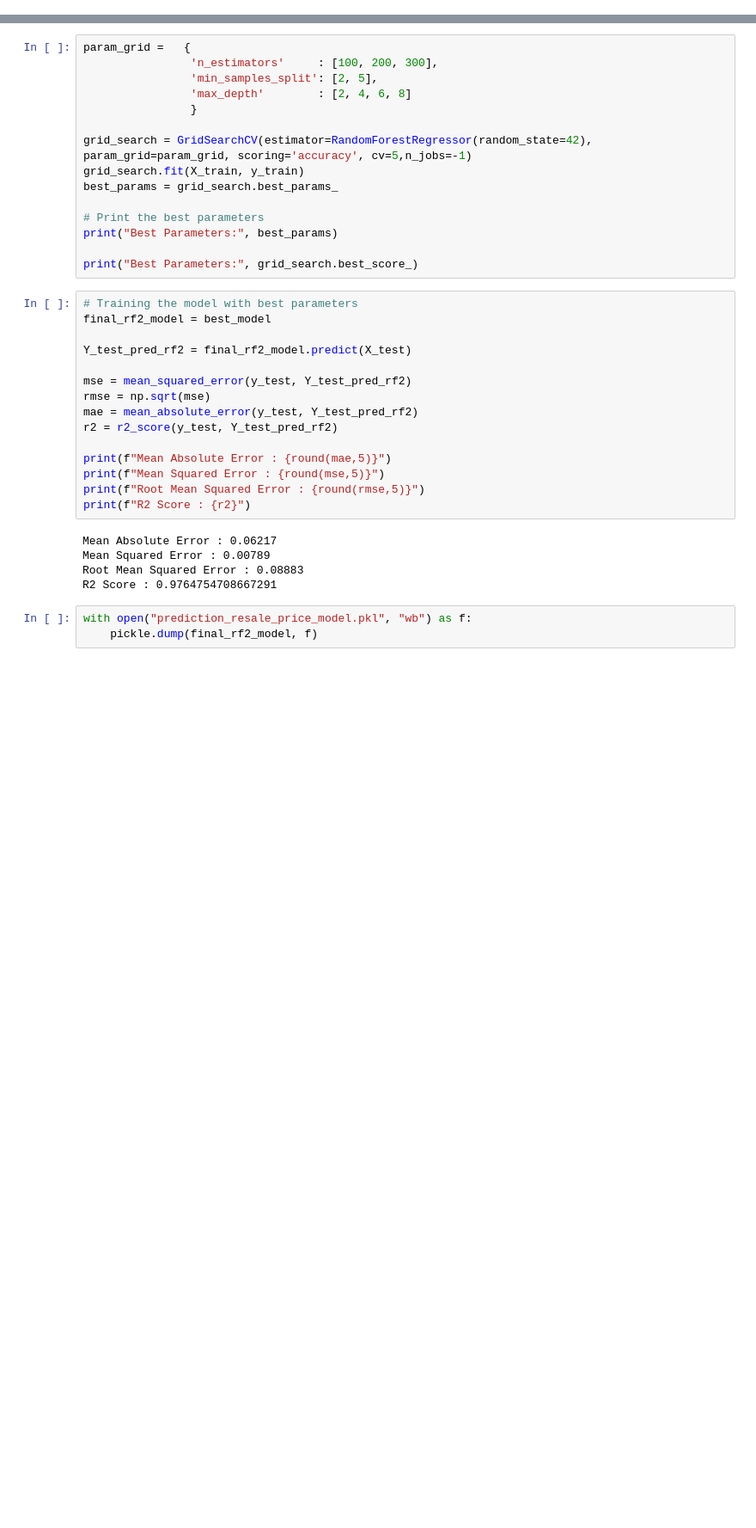
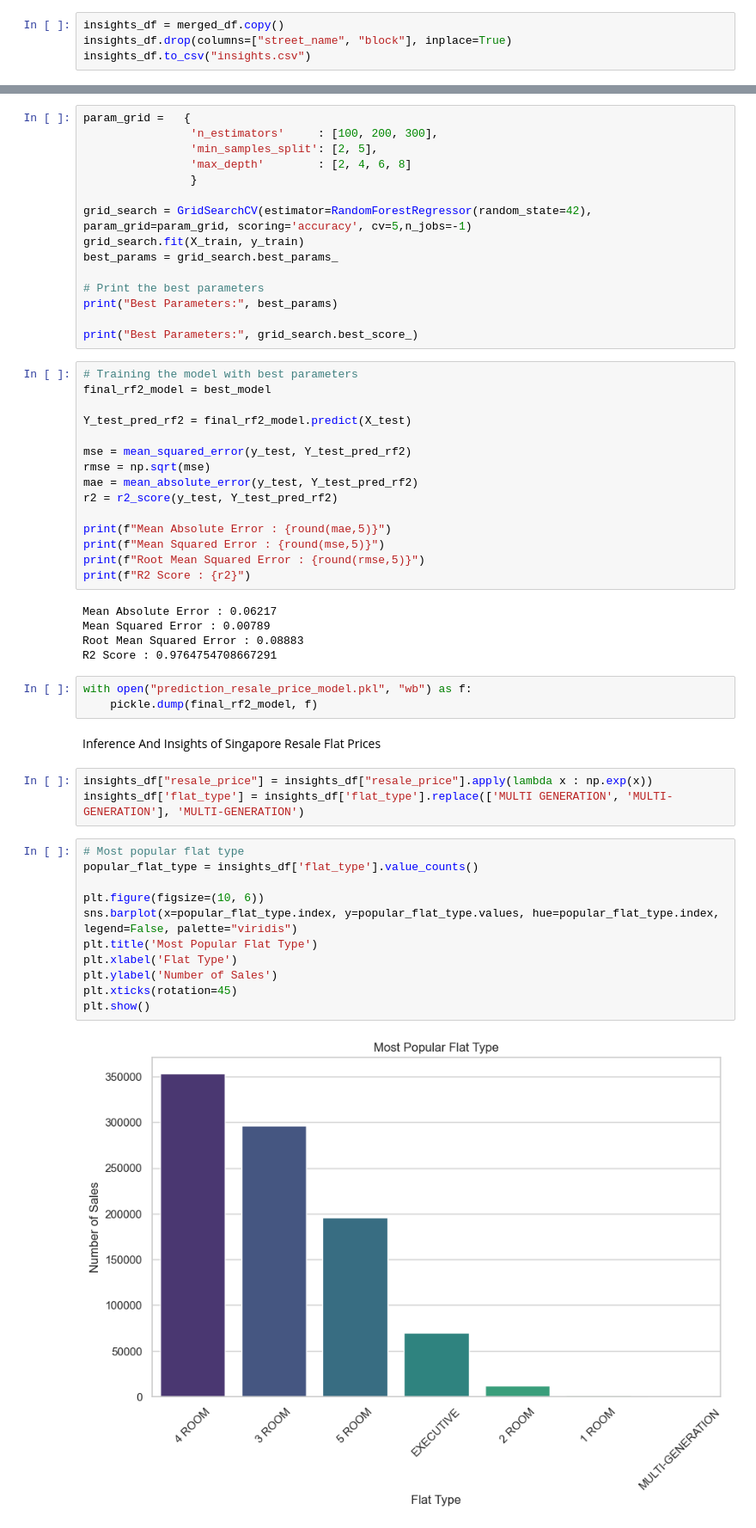
Before and after one commit to sreejith1212/Singapore-Resale-Flat-Prices-Predicting, a Jupyter notebook: flat_resale_price_prediction.ipynb, the cells around one changed output, grey strips where cells are left out. Shown at 86% size. Drawn from its saved outputs; the diff is of its cells as text; blank space fills up the shorter version.

Commit message:
updated insights

```diff
--- a/flat_resale_price_prediction.ipynb
+++ b/flat_resale_price_prediction.ipynb
@@ -233,6 +233,10 @@ def split_storey(data):
     data = data.split()
     avg_storey = int(np.mean([int(data[0]), int(data[-1])]))
     return avg_storey
+# %%
+insights_df = merged_df.copy()
+insights_df.drop(columns=["street_name", "block"], inplace=True)
+insights_df.to_csv("insights.csv")
 # %%
 merged_df["storey"] = merged_df["storey_range"].apply(split_storey)
 # %%
@@ -402,3 +406,21 @@ R2 Score : 0.9764754708667291
 # %%
 with open("prediction_resale_price_model.pkl", "wb") as f:
     pickle.dump(final_rf2_model, f)
+# %% [markdown]
+Inference And Insights of Singapore Resale Flat Prices
+# %%
+insights_df["resale_price"] = insights_df["resale_price"].apply(lambda x : np.exp(x))
+insights_df['flat_type'] = insights_df['flat_type'].replace(['MULTI GENERATION', 'MULTI-GENERATION'], 'MULTI-GENERATION')
+# %%
+# Most popular flat type
+popular_flat_type = insights_df['flat_type'].value_counts()
+
+plt.figure(figsize=(10, 6))
+sns.barplot(x=popular_flat_type.index, y=popular_flat_type.values, hue=popular_flat_type.index, legend=False, palette="viridis")
+plt.title('Most Popular Flat Type')
+plt.xlabel('Flat Type')
+plt.ylabel('Number of Sales')
+plt.xticks(rotation=45)
+plt.show()
+# %% [output]
+[figure, added]
```
Also changed, not shown: parts of 8 cells of this notebook, 2 other files.
